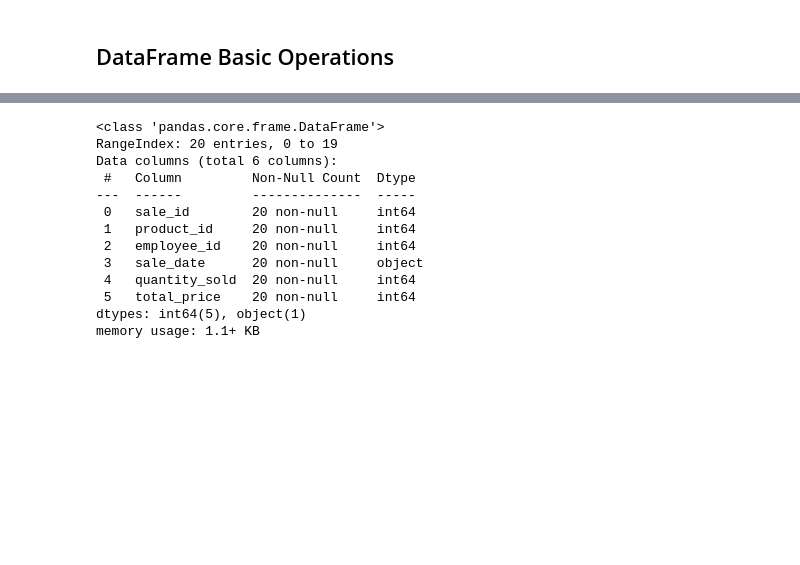
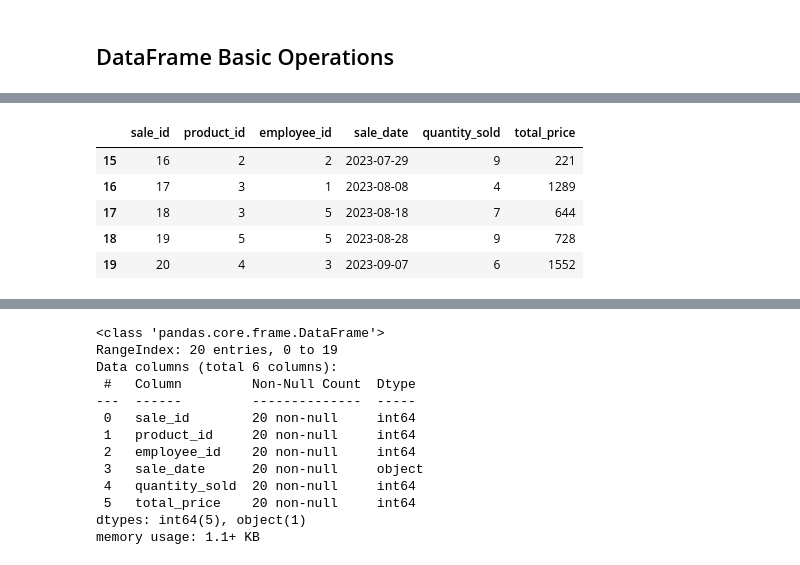
Before and after one commit to prodigy234/Artificial-Intelligence-Full-Course, a Jupyter notebook: PYTHON/Python Pandas/Pandas for Data Analysis.ipynb, the cells around one changed output, grey strips where cells are left out. Drawn from its saved outputs; the diff is of its cells as text; code cells hidden in the pictures; blank space fills up the shorter version.

```diff
--- a/PYTHON/Python Pandas/Pandas for Data Analysis.ipynb
+++ b/PYTHON/Python Pandas/Pandas for Data Analysis.ipynb
@@ -78,0 +88,9 @@ df = pd.read_csv('sales.csv')
+# %%
+df.tail()  # last 5 rows
+# %% [output]
+|  | sale_id | product_id | employee_id | sale_date | quantity_sold | total_price |
+| 15 | 16 | 2 | 2 | 2023-07-29 | 9 | 221 |
+| 16 | 17 | 3 | 1 | 2023-08-08 | 4 | 1289 |
+| 17 | 18 | 3 | 5 | 2023-08-18 | 7 | 644 |
+| 18 | 19 | 5 | 5 | 2023-08-28 | 9 | 728 |
+| 19 | 20 | 4 | 3 | 2023-09-07 | 6 | 1552 |
```
Also changed, not shown: parts of 22 cells of this notebook.
